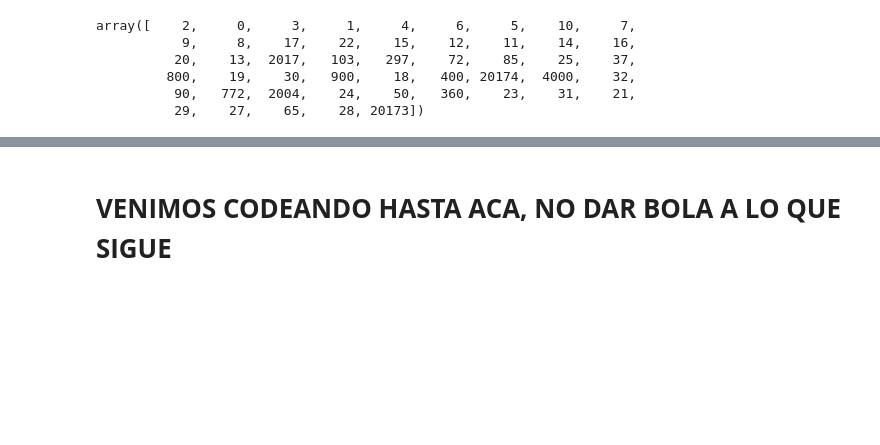
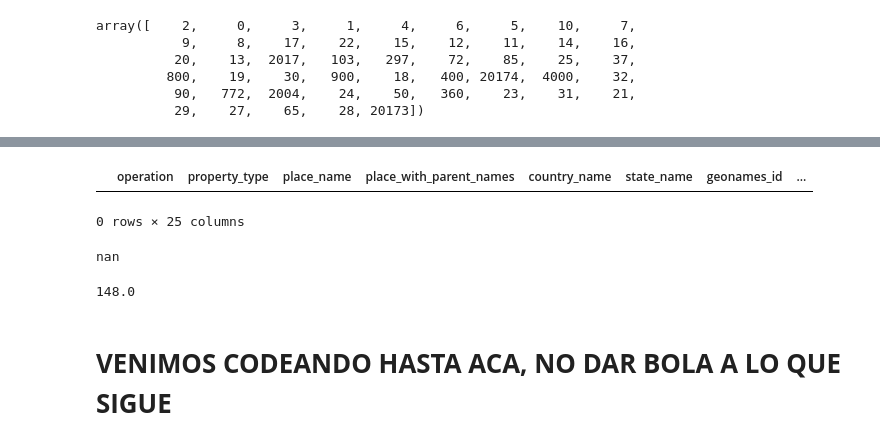
Before and after one commit to BenkosT/TP_Limpieza, a Jupyter notebook: Notebooks/Limpieza.ipynb, the cells around one changed output, grey strips where cells are left out. Saved outputs shown, nothing was run; the diff lists cells and outputs as text; code cells hidden in the pictures; blank space fills up the shorter version.

```diff
--- a/Notebooks/Limpieza.ipynb
+++ b/Notebooks/Limpieza.ipynb
@@ -592,0 +604,6 @@ data_rooms_surface[["price" , "price_usd_per_m2" , "price_per_m2"]]
+# %%
+data_price_null = data[((data.price_usd_per_m2.isnull()) | (data.price_usd_per_m2 == 0)) & ((data.price_per_m2.isnull()) | (data.price_per_m2== 0))]
+data_price_null[['price', 'price_usd_per_m2', 'price_per_m2', 'surface_total_in_m2']]
+# Estas instancias son las que tendremos que imputar por superficio y precio, si no tiene alguno se tendran que explorar nuevas opciones
+print(data_price_null.isnull().sum())
+print(data_price_null.shape)
@@ -593,3 +628,17 @@ data_rooms_surface[["price" , "price_usd_per_m2" , "price_per_m2"]]
+# %%
+data_price_surface_notnull = data_price_null[((data_price_null.price.notnull()) & (data_price_null.price != 0)) & ((data_price_null.surface_total_in_m2.notnull()) & (data_price_null.surface_total_in_m2 != 0))]
+data_price_surface_notnull
+# %% [output]
+|  | operation | property_type | place_name | place_with_parent_names | country_name | state_name | geonames_id | ... |
+0 rows × 25 columns
+# %%
+data.price[20]
+# %% [output]
+nan
+# %%
+data.surface_total_in_m2[20]
+# %% [output]
+148.0
 # %% [markdown]
 # **VENIMOS CODEANDO HASTA ACA, NO DAR BOLA A LO QUE SIGUE**
 # %%
```
Also changed, not shown: parts of 19 cells of this notebook.
